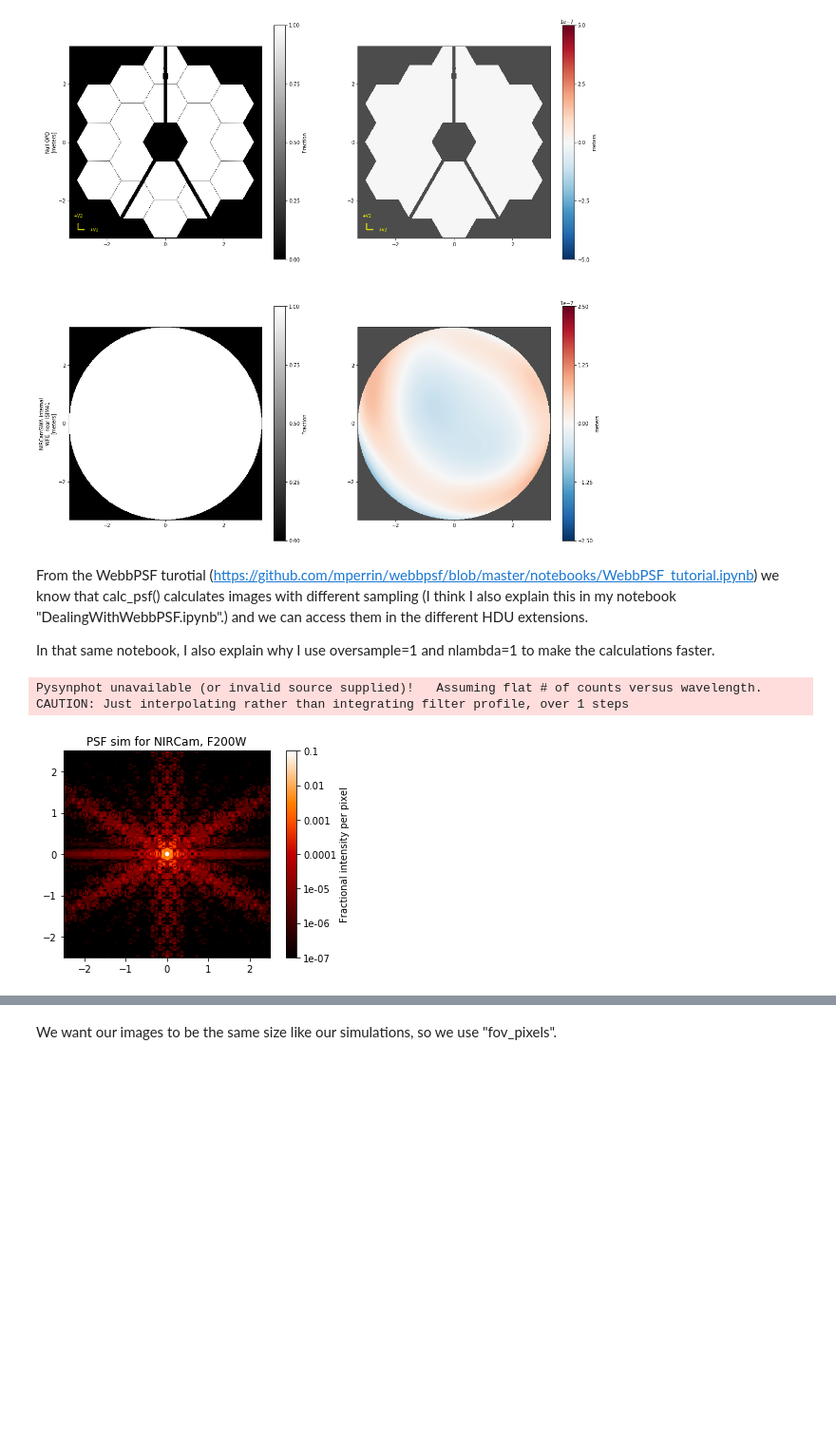
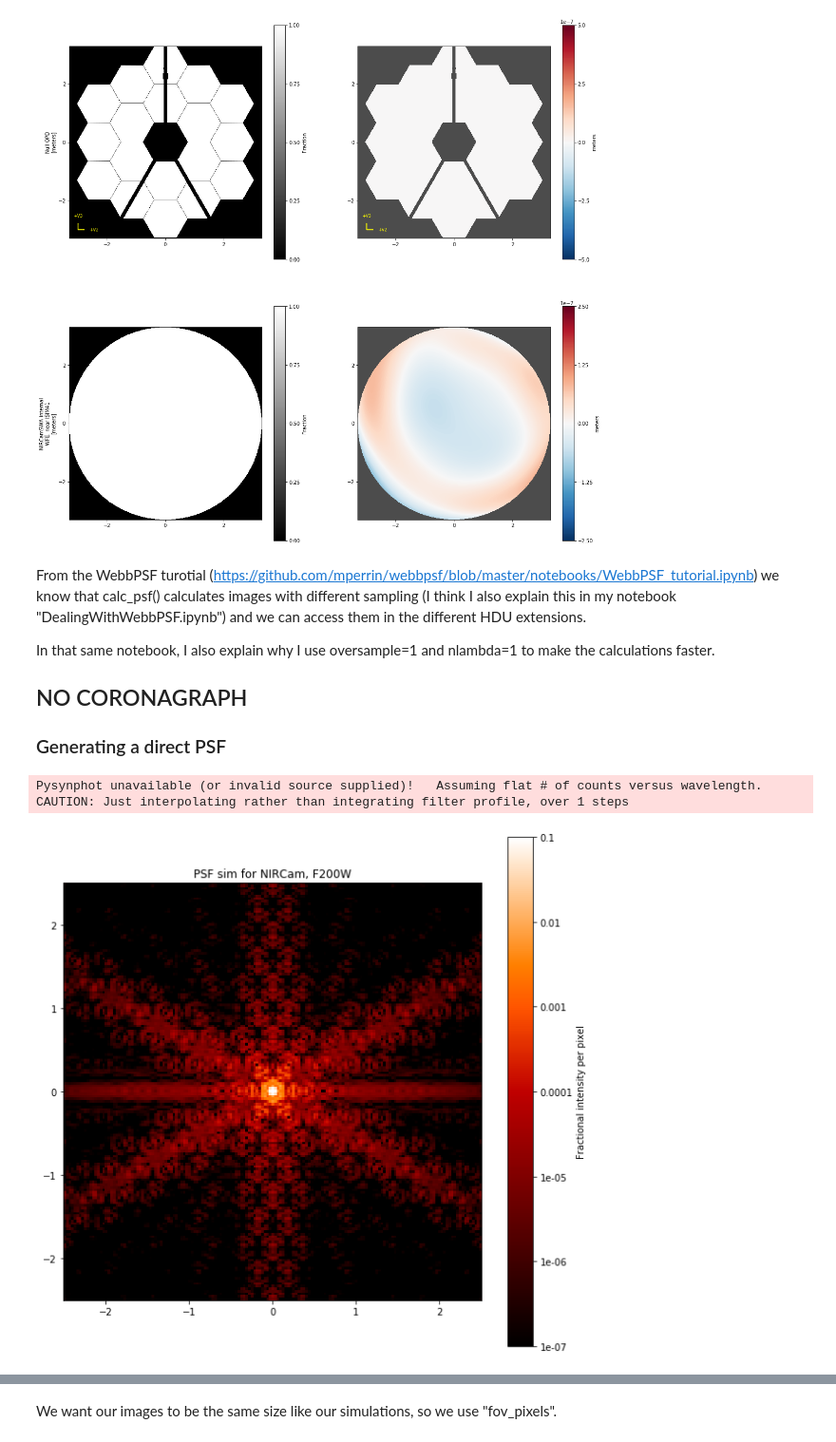
Before and after one commit to spacetelescope/PASTIS, a Jupyter notebook: Jupyter Notebooks/3_Testing the E2E simulations.ipynb, the cells around one changed output, grey strips where cells are left out. Shown at 95% size. Cells and saved outputs as stored; diff of their text form; code cells hidden in the pictures; blank space fills up the shorter version.

```diff
--- a/Jupyter Notebooks/3_Testing the E2E simulations.ipynb
+++ b/Jupyter Notebooks/3_Testing the E2E simulations.ipynb
@@ -101,7 +108,11 @@ Pysynphot unavailable (or invalid source supplied)!   Assuming flat # of counts
 CAUTION: Just interpolating rather than integrating filter profile, over 21 steps
 [figure]
 # %% [markdown]
-From the WebbPSF turotial (https://github.com/mperrin/webbpsf/blob/master/notebooks/WebbPSF_tutorial.ipynb) we know that calc_psf() calculates images with different sampling (I think I also explain this in my notebook "DealingWithWebbPSF.ipynb".) and we can access them in the different HDU extensions.
+From the WebbPSF turotial (https://github.com/mperrin/webbpsf/blob/master/notebooks/WebbPSF_tutorial.ipynb) we know that calc_psf() calculates images with different sampling (I think I also explain this in my notebook "DealingWithWebbPSF.ipynb") and we can access them in the different HDU extensions.
 
 In that same notebook, I also explain why I use oversample=1 and nlambda=1 to make the calculations faster.
+
+## NO CORONAGRAPH
+
+### Generating a direct PSF
 # %%
@@ -112,10 +124,11 @@ Pysynphot unavailable (or invalid source supplied)!   Assuming flat # of counts
 CAUTION: Just interpolating rather than integrating filter profile, over 1 steps
 # %%
 # Display by WebbPSF
+plt.figure(figsize=(10,10))
 webbpsf.display_psf(psf_direct_hdu)
 plt.show()
 # %% [output]
-[figure, old version]
+[figure, new version]
 # %%
 # Display with matplotlib
 psf_direct = psf_direct_hdu[1].data
```
Also changed, not shown: parts of 25 cells of this notebook.
